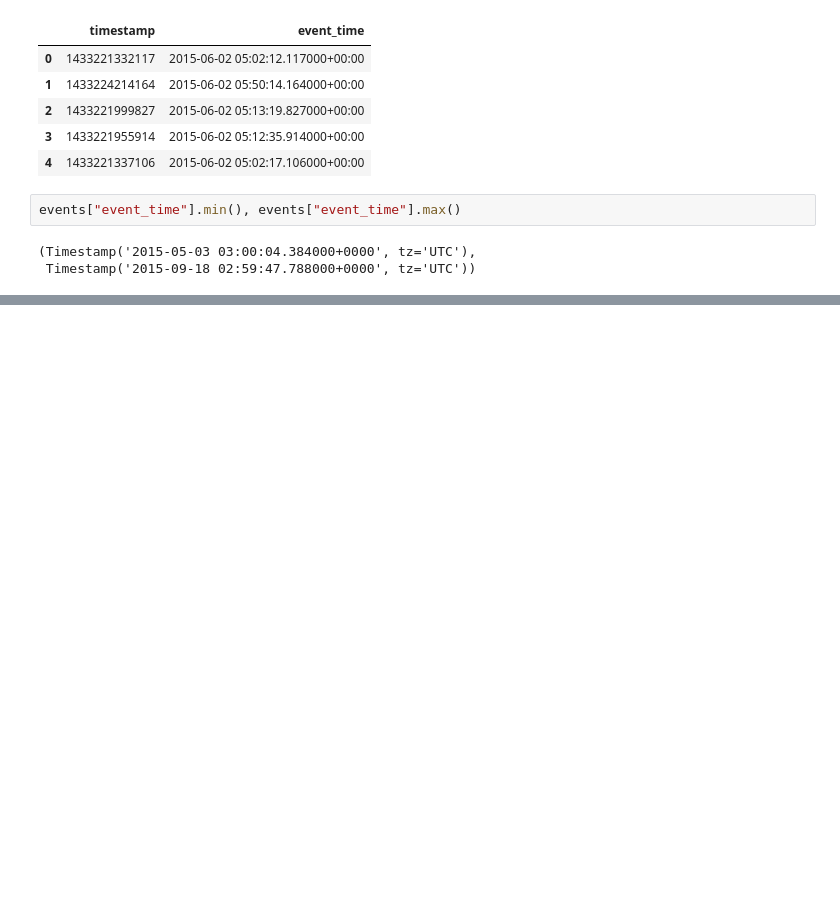
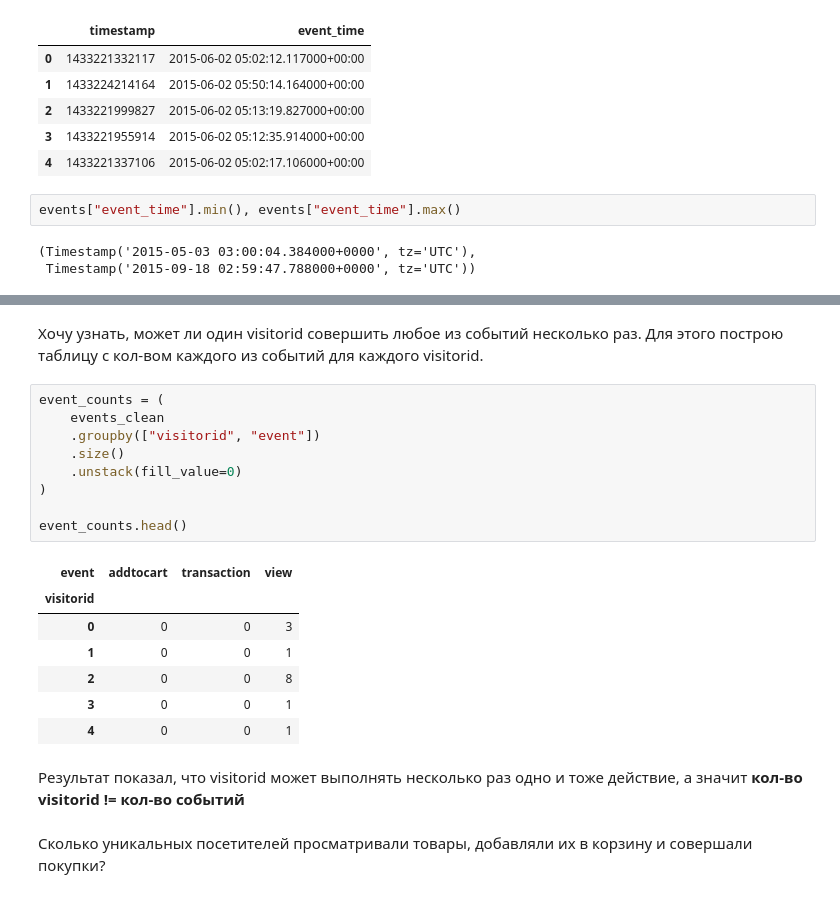
Before and after one commit to frizzertt/retailrocket-funnel-analysis, a Jupyter notebook: main.ipynb, the cells around one changed output, grey strips where cells are left out. Drawn from its saved outputs; the diff is of its cells as text; blank space fills up the shorter version.

```diff
--- a/main.ipynb
+++ b/main.ipynb
@@ -79,0 +108,23 @@ events["event_time"].min(), events["event_time"].max()
+# %% [markdown]
+Хочу узнать, может ли один visitorid совершить любое из событий несколько раз. Для этого построю таблицу с кол-вом каждого из событий для каждого visitorid.
+# %%
+event_counts = (
+    events_clean
+    .groupby(["visitorid", "event"])
+    .size()
+    .unstack(fill_value=0)
+)
+
+event_counts.head()
+# %% [output]
+| event | addtocart | transaction | view |
+| visitorid |  |  |  |
+| 0 | 0 | 0 | 3 |
+| 1 | 0 | 0 | 1 |
+| 2 | 0 | 0 | 8 |
+| 3 | 0 | 0 | 1 |
+| 4 | 0 | 0 | 1 |
+# %% [markdown]
+Результат показал, что visitorid может выполнять несколько раз одно и тоже действие, а значит **кол-во visitorid != кол-во событий**
+# %% [markdown]
+Сколько уникальных посетителей просматривали товары, добавляли их в корзину и совершали покупки?
```
Also changed, not shown: parts of 24 cells of this notebook.
